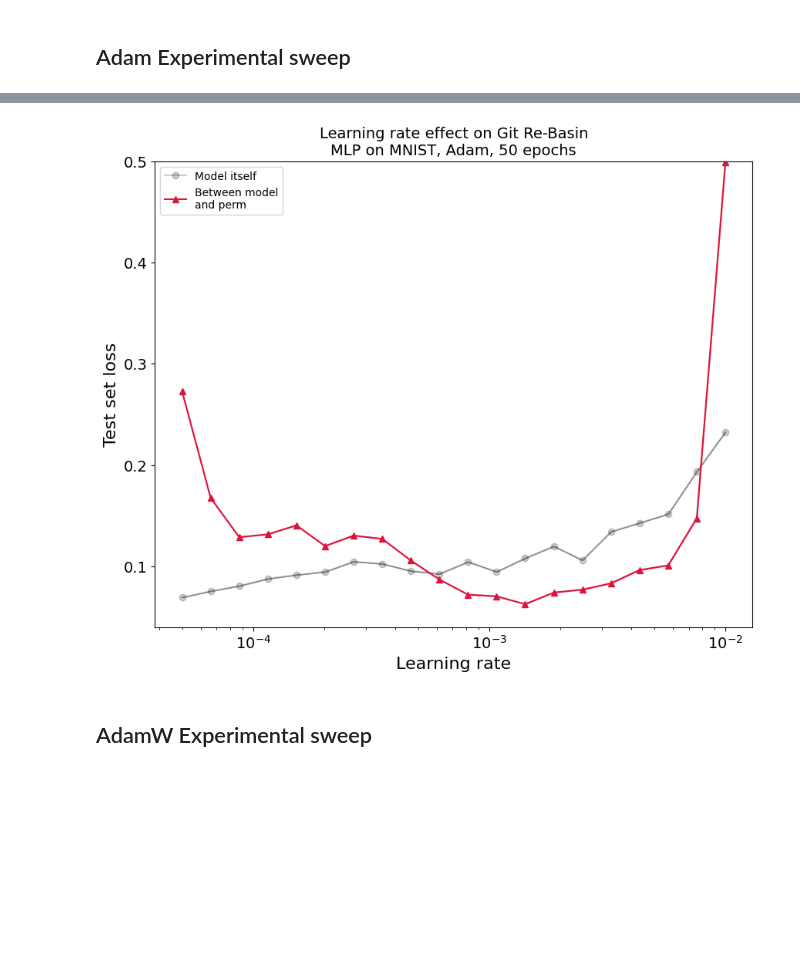
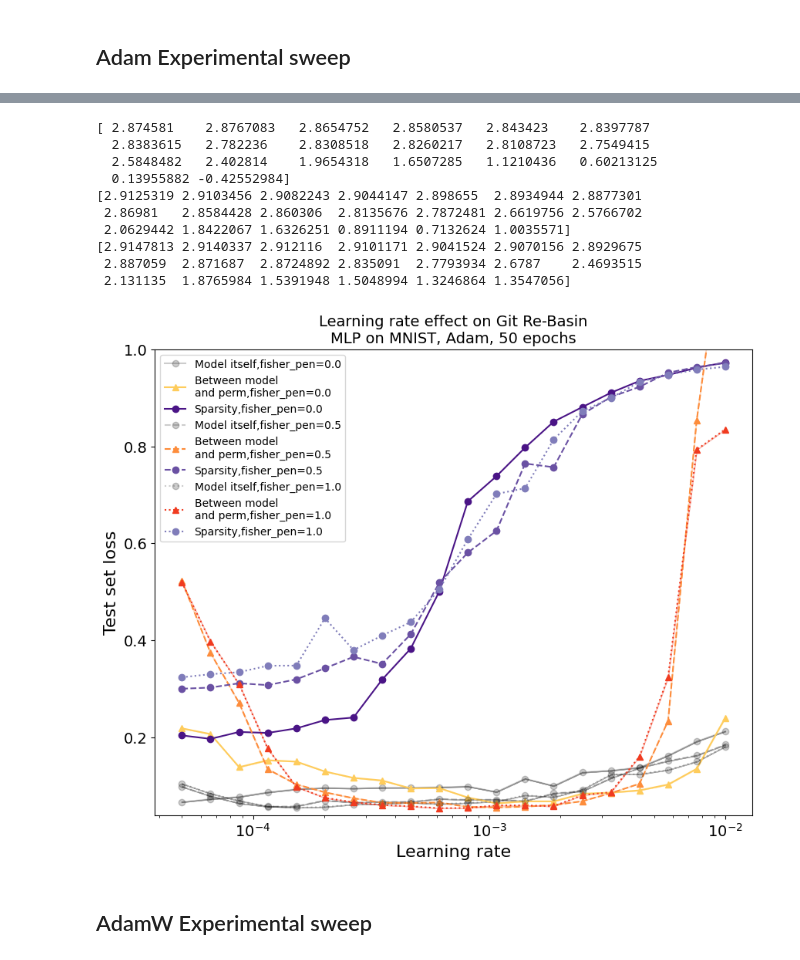
Before and after one commit to AsaCooperStickland/FlatMinimaInterpretability, a Jupyter notebook: git_rebasin_Asa_MLP_MNIST.ipynb, the cells around one changed output, grey strips where cells are left out. Saved outputs shown, nothing was run; the diff lists cells and outputs as text; code cells hidden in the pictures; blank space fills up the shorter version.

Commit message:
Add sparsity measure

```diff
--- a/git_rebasin_Asa_MLP_MNIST.ipynb
+++ b/git_rebasin_Asa_MLP_MNIST.ipynb
@@ -1417,11 +1417,11 @@ def get_optima(
     # summary
     print("-----------------")
     print(f"Run {run_i} DONE!")
-    test_loss, test_accuracy = stuff["dataset_loss_and_accuracy"](train_state.params, test_ds,
+    test_loss, test_accuracy, test_entropy, sparsity = stuff["dataset_loss_and_accuracy"](train_state.params, test_ds,
                                                                   10_000)
-    train_loss, train_accuracy = stuff["dataset_loss_and_accuracy"](train_state.params, train_ds,
+    train_loss, train_accuracy, *_ = stuff["dataset_loss_and_accuracy"](train_state.params, train_ds,
                                                                   60_000)
-    print(f"Run={run_i} test loss={test_loss} test accuracy={test_accuracy} train loss={train_loss} train accuracy={train_accuracy}")
+    print(f"Run={run_i} test loss={test_loss} test accuracy={test_accuracy} sparsity={sparsity} test entropy={test_entropy} train loss={train_loss} train accuracy={train_accuracy}")
 
     flattened_models_list.append(flatten_params(train_state.params))
 
@@ -1490,7 +1493,7 @@ reps = 1
 LRs = np.exp(np.linspace(np.log(5e-3),np.log(1.0),20))
 optimizers = ["sgd"]
 epochs = 50
-fishers = [0.0] #, 0.5, 1.0]
+fishers = [0.0,0.5,1.0]
 # %%
 all_results = []
 all_flattened_models_tuples = []
@@ -1750,10 +1773,10 @@ reps = 1
 LRs = np.exp(np.linspace(np.log(0.5*1e-4),np.log(0.01),20))
 optimizers = ["adam"]
 epochs = 50
-fishers = [0.0] #, 0.5, 1.0]
+fishers = [0.0, 0.5, 1.0]
 # %%
-all_results = []
-all_flattened_models_tuples = []
+all_results_adam = []
+all_flattened_models_adam = []
 for fisher in fishers:
     all_flattened_models_tuples = [] # collecting all solutions every
     stored_results_dict = []
@@ -1786,8 +1809,8 @@ for fisher in fishers:
           all_flattened_models_tuples.append(flattened_models_list)
 
           print(results_dict)
-    all_results.append(stored_results_dict)
-    all_flattened_models_tuples.append(all_flattened_models_tuples)
+    all_results_adam.append(stored_results_dict)
+    all_flattened_models_adam.append(all_flattened_models_tuples)
 # %% [output]
 *****************************************
 Experiment 0 / 20
@@ -1940,58 +1963,80 @@ num_test_examples 10000
 # %%
 fig = plt.figure(figsize = (10, 8),dpi=100)
 fig.patch.set_facecolor('white')
+line_styles = ['solid','dashed','dotted']
+red_colors = ['#fecc5c','#fd8d3c','#f03b20','#bd0026']
+green_colors = ["#f2f0f7","#dadaeb","#bcbddc","#9e9ac8","#807dba","#6a51a3","#4a1486"]
+green_colors.reverse()
+plt.title(f"Learning rate effect on Git Re-Basin\nMLP on MNIST, Adam, {epochs} epochs",fontsize=14)
+for i, stored_results_dict in enumerate(all_results_adam):
 
-plt.title(f"Learning rate effect on Git Re-Basin\nMLP on MNIST, Adam, {epochs} epochs",fontsize=14)
-line_styles = ["solid", "dashed", "dotted"]
-for i, stored_results_dict in enumerate(all_results):
   standard_bumps = np.array([d["bump_1_to_2"] for d in stored_results_dict])
   permuted_bumps = np.array([d["bump_1_to_2perm"] for d in stored_results_dict])
   model1_loss = np.array([d["model1_test_loss"] for d in stored_results_dict])
+  model1_entropy = np.array([d["model1_test_entropy"] for d in stored_results_dict])
+  model1_sparsity = np.array([d["model1_sparsity"] for d in stored_results_dict])
   model2_loss = np.array([d["model2_test_loss"] for d in stored_results_dict])
+  model2_entropy = np.array([d["model2_test_entropy"] for d in stored_results_dict])
 
   standard_bumps = np.reshape(standard_bumps,[reps,-1])
   permuted_bumps = np.reshape(permuted_bumps,[reps,-1])
   model1_loss = np.reshape(model1_loss,[reps,-1])
   model2_loss = np.reshape(model2_loss,[reps,-1])
+  model1_entropy = np.reshape(model1_entropy,[reps,-1])
+  model1_sparsity = np.reshape(model1_sparsity,[reps,-1])
+  model2_entropy = np.reshape(model2_entropy,[reps,-1])
 
   def get_mean_and_error(vals):
     return np.mean(vals,axis=0), np.std(vals,axis=0)
 
   mean_standard_bumps, error_standard_bumps = get_mean_and_error(standard_bumps)
   mean_permuted_bumps, error_permuted_bumps = get_mean_and_error(permuted_bumps)
   mean_model1_loss, error_model1_loss = get_mean_and_error(model1_loss)
   mean_model2_loss, error_model2_loss = get_mean_and_error(model2_loss)
+  mean_entropy, error_entropy = get_mean_and_error(model1_entropy)
+  mean_sparsity, error_sparsity = get_mean_and_error(model1_sparsity)
+  skip_lrs = []
+  LRs_ = [lr for lr in LRs if lr not in skip_lrs]
 
-
-  line, = plt.semilogx(LRs[:len(mean_standard_bumps)],(mean_model1_loss+mean_model2_loss)/2.0,marker="o",alpha=0.2,color="black",linestyle=line_styles[i],label="Model itself")
-  plt.fill_between(LRs[:len(mean_standard_bumps)],
+  line, = plt.semilogx(LRs_[:len(mean_standard_bumps)],(mean_model1_loss+mean_model2_loss)/2.0,marker="o",alpha=0.2,color="black",linestyle=line_styles[i],label=f"Model itself,fisher_pen={fishers[i]}")
+  plt.fill_between(LRs_[:len(mean_standard_bumps)],
                    (mean_model1_loss+mean_model2_loss)/2.0-(error_model1_loss+error_model2_loss)/2.0,
                    (mean_model1_loss+mean_model2_loss)/2.0+(error_model1_loss+error_model2_loss)/2.0,
                    color=line.get_color(),
                    alpha=0.3
                    )
 
-  #line, = plt.semilogx(LRs[:len(mean_standard_bumps)],mean_standard_bumps,marker="s",color="navy",label="Between models",linestyle=line_styles[i])
+  #line, = plt.semilogx(LRs[:len(mean_standard_bumps)],mean_standard_bumps,marker="s",color="navy",linestyle=line_styles[i],label="Between models")
   #plt.fill_between(LRs[:len(mean_standard_bumps)],mean_standard_bumps-error_standard_bumps,mean_standard_bumps+error_standard_bumps,alpha=0.3,color=line.get_color())
 
-  line, = plt.semilogx(LRs[:len(mean_standard_bumps)],mean_permuted_bumps,marker="^",color="crimson",label="Between model\nand perm",linestyle=line_styles[i])
-  plt.fill_between(LRs[:len(mean_standard_bumps)],mean_permuted_bumps-error_permuted_bumps,mean_permuted_bumps+error_permuted_bumps,alpha=0.3,color=line.get_color())
+  line, = plt.semilogx(LRs_[:len(mean_standard_bumps)],mean_permuted_bumps,marker="^",linestyle=line_styles[i],color=red_colors[i],label=f"Between model\nand perm,fisher_pen={fishers[i]}")
+  plt.fill_between(LRs_[:len(mean_standard_bumps)],mean_permuted_bumps-error_permuted_bumps,mean_permuted_bumps+error_permuted_bumps,alpha=0.3,color=line.get_color())
+  print(np.log(mean_entropy))
+  # line, = plt.semilogx(LRs_[:len(mean_standard_bumps)], np.log(mean_entropy) - 2,marker="o",alpha=0.2,color="green",linestyle=line_styles[i],label="Entropy")
+  line, = plt.semilogx(LRs_[:len(mean_standard_bumps)], mean_sparsity,marker="o",alpha=1.0,color=green_colors[i],linestyle=line_styles[i],label=f"Sparsity,fisher_pen={fishers[i]}")
 
-from matplotlib.patches import Rectangle
-currentAxis = plt.gca()
-#currentAxis.add_patch(Rectangle((LRs[0], 0.0),LRs[3]-LRs[0],3.0, fill=True, color="green", alpha=0.3))
 
 plt.xticks(fontsize=14)
 plt.yticks(fontsize=14)
 
 plt.xlabel("Learning rate",fontsize=16)
 plt.ylabel("Test set loss",fontsize=16)
-plt.ylim([0.04,0.5])
-
+plt.ylim([0.04, 1.0])
+# plt.xlim([4e-3, 0.4])
 plt.legend(fontsize=10)
 plt.show()
 # %% [output]
+[ 2.874581    2.8767083   2.8654752   2.8580537   2.843423    2.8397787
+  2.8383615   2.782236    2.8308518   2.8260217   2.8108723   2.7549415
+  2.5848482   2.402814    1.9654318   1.6507285   1.1210436   0.60213125
+  0.13955882 -0.42552984]
+[2.9125319 2.9103456 2.9082243 2.9044147 2.898655  2.8934944 2.8877301
+ 2.86981   2.8584428 2.860306  2.8135676 2.7872481 2.6619756 2.5766702
+ 2.0629442 1.8422067 1.6326251 0.8911194 0.7132624 1.0035571]
+[2.9147813 2.9140337 2.912116  2.9101171 2.9041524 2.9070156 2.8929675
+ 2.887059  2.871687  2.8724892 2.835091  2.7793934 2.6787    2.4693515
+ 2.131135  1.8765984 1.5391948 1.5048994 1.3246864 1.3547056]
-[figure, old version]
+[figure, new version]
 # %% [markdown]
 ## AdamW Experimental sweep
 # %%
```
Also changed, not shown: parts of 18 cells of this notebook.
